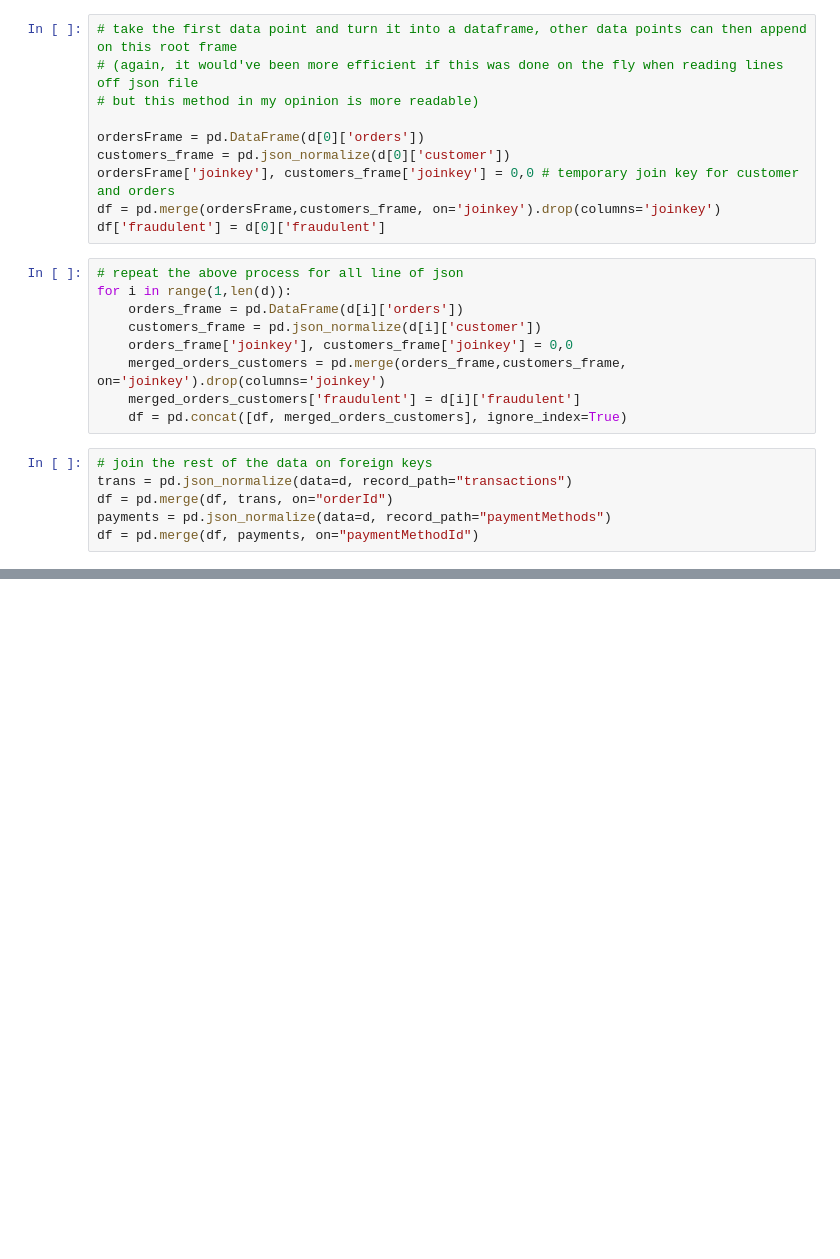
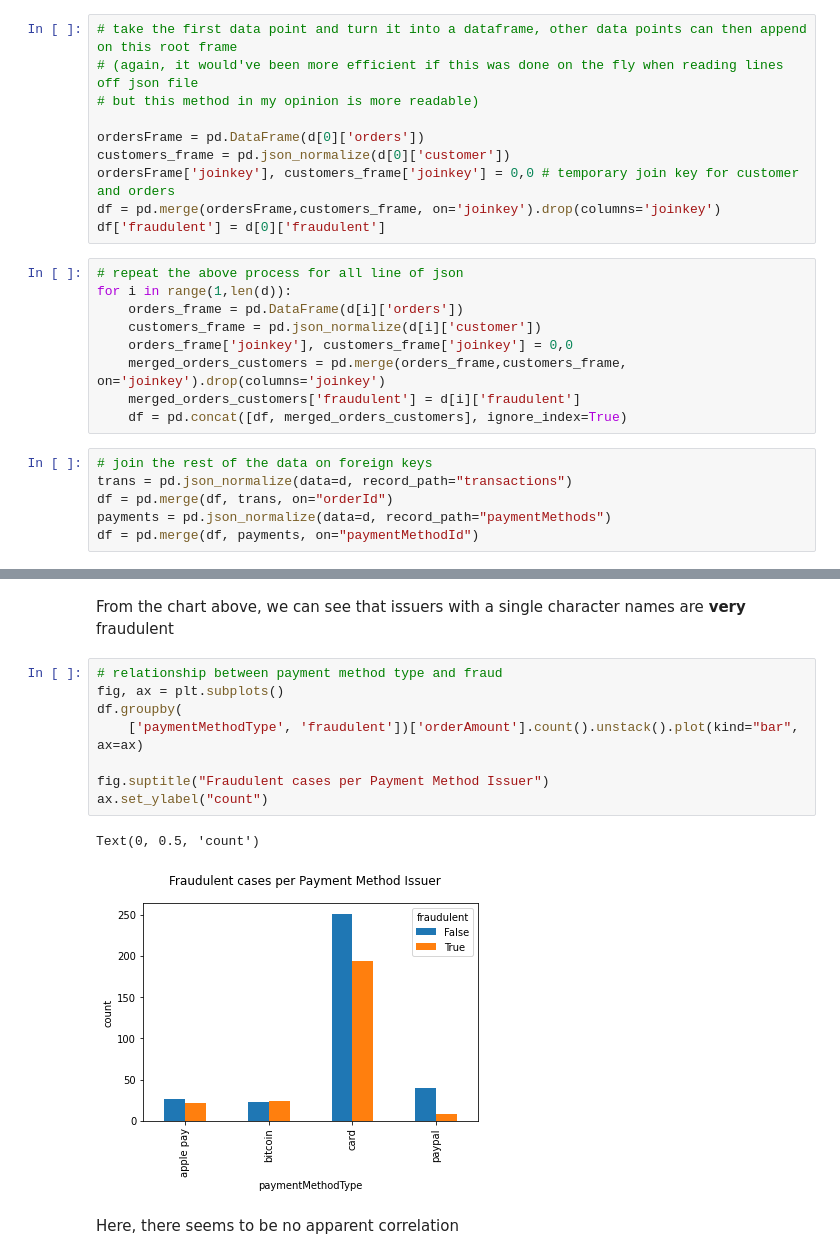
Before and after one commit to subash774/FraudDetection, a Jupyter notebook: Notebooks/EDA.ipynb, the cells around one changed output, grey strips where cells are left out. Cells and saved outputs as stored; diff of their text form; blank space fills up the shorter version.

```diff
--- a/Notebooks/EDA.ipynb
+++ b/Notebooks/EDA.ipynb
@@ -61,0 +163,15 @@ df.head(5).T
+# %% [markdown]
+From the chart above, we can see that issuers with a single character names are **very** fraudulent
+# %%
+# relationship between payment method type and fraud
+fig, ax = plt.subplots()
+df.groupby(
+    ['paymentMethodType', 'fraudulent'])['orderAmount'].count().unstack().plot(kind="bar", ax=ax)
+
+fig.suptitle("Fraudulent cases per Payment Method Issuer")
+ax.set_ylabel("count")
+# %% [output]
+Text(0, 0.5, 'count')
+[figure, added]
+# %% [markdown]
+Here, there seems to be no apparent correlation
```
Also changed, not shown: parts of 18 cells of this notebook.
